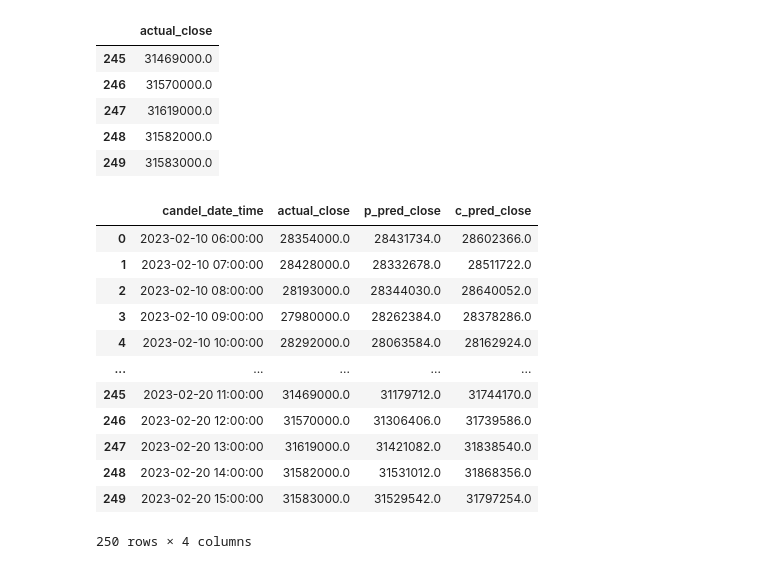
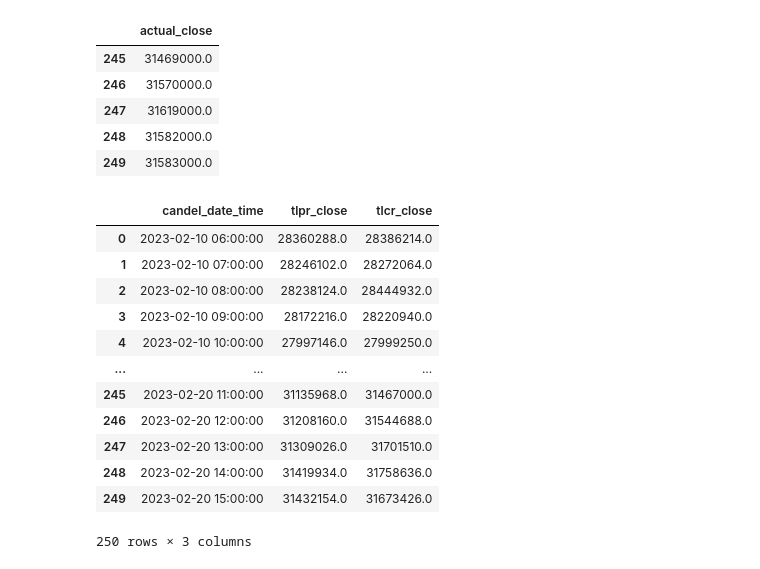
Before and after one commit to K-Digital-Coin/K-Digital_pjt_DA, a Jupyter notebook: 3_Tensorflow_LSTM.ipynb, the cells around one changed output. Cells and saved outputs as stored; diff of their text form; code cells hidden in the pictures.

Commit message:
Update Predict Data

```diff
--- a/3_Tensorflow_LSTM.ipynb
+++ b/3_Tensorflow_LSTM.ipynb
@@ -358,7 +477,8 @@ MSE : 98670107248.224 , RMSE : 314117.983
 # %% [markdown]
 ## 3-2. CR-model predict price
 # %%
-# predic C-Model
+# predic CR-Model
+cr_model = keras.models.load_model('cr_model.h5')
 cr_pred = cr_model.predict(cx_test)
 
 plt.figure(figsize=(12, 6))
@@ -376,6 +496,7 @@ plt.show()
 [figure]
 # %%
-rf_cr_pred = pd.DataFrame(c_l_scaler.inverse_transform(cr_pred),columns=['cr_pred_close'])
+# Revert normalized predic and actual data
+rf_cr_pred = pd.DataFrame(c_l_scaler.inverse_transform(cr_pred),columns=['tlcr_close'])
 rf_cr_test = pd.DataFrame(c_l_scaler.inverse_transform(cy_test),columns=['actual_close'])
 
 ncr_mse = mean_squared_error(rf_cr_test, rf_cr_pred)
@@ -438,0 +602,15 @@ MSE : 42304581820.768 , RMSE : 205680.776
+# %%
+# predic PR-Model
+pr_model = keras.models.load_model('pr_model.h5')
+pr_pred = pr_model.predict(px_test)
+
+plt.figure(figsize=(12, 6))
+plt.title('Predic Price')
+plt.xlabel('period')
+plt.ylabel('close price')
+plt.plot(py_test, label='actual')
+plt.plot(pr_pred, label='prediction')
+plt.grid()
+plt.legend(loc='best')
+
+plt.show()
@@ -438,0 +620,19 @@ MSE : 42304581820.768 , RMSE : 205680.776
+# %%
+# Revert normalized predic and actual data
+rf_pr_pred = pd.DataFrame(p_l_scaler.inverse_transform(pr_pred),columns=['tlpr_close'])
+rf_pr_test = pd.DataFrame(p_l_scaler.inverse_transform(py_test),columns=['actual_close'])
+
+npr_mse = mean_squared_error(rf_pr_test, rf_pr_pred)
+npr_rmse = np.sqrt(npr_mse)
+
+plt.figure(figsize=(12, 6))
+plt.title('Predic and Actual Price')
+plt.xlabel('period')
+plt.ylabel('close price')
+plt.plot(rf_pr_test, label='actual')
+plt.plot(rf_pr_pred, label='prediction')
+plt.grid()
+plt.legend(loc='best')
+
+print('MSE : {0:.3f} , RMSE : {1:.3F}'.format(npr_mse , npr_rmse))
+plt.show()
@@ -449,20 +693,20 @@ rf_p_test.tail()
 | 249 | 31583000.0 |
 # %%
 date_df = pd.DataFrame(cdf['candel_date_time'][-250:].to_numpy(), columns=['candel_date_time'])
-pred_df = pd.concat([date_df['candel_date_time'],rf_p_test['actual_close'],rf_p_pred['p_pred_close'],rf_c_pred['c_pred_close']], axis=1)
+pred_df = pd.concat([date_df['candel_date_time'],rf_pr_pred['tlpr_close'],rf_cr_pred['tlcr_close']], axis=1)
 pred_df
 # %% [output]
-|  | candel_date_time | actual_close | p_pred_close | c_pred_close |
-| 0 | 2023-02-10 06:00:00 | 28354000.0 | 28431734.0 | 28602366.0 |
-| 1 | 2023-02-10 07:00:00 | 28428000.0 | 28332678.0 | 28511722.0 |
-| 2 | 2023-02-10 08:00:00 | 28193000.0 | 28344030.0 | 28640052.0 |
-| 3 | 2023-02-10 09:00:00 | 27980000.0 | 28262384.0 | 28378286.0 |
-| 4 | 2023-02-10 10:00:00 | 28292000.0 | 28063584.0 | 28162924.0 |
-| ... | ... | ... | ... | ... |
-| 245 | 2023-02-20 11:00:00 | 31469000.0 | 31179712.0 | 31744170.0 |
-| 246 | 2023-02-20 12:00:00 | 31570000.0 | 31306406.0 | 31739586.0 |
-| 247 | 2023-02-20 13:00:00 | 31619000.0 | 31421082.0 | 31838540.0 |
-| 248 | 2023-02-20 14:00:00 | 31582000.0 | 31531012.0 | 31868356.0 |
-| 249 | 2023-02-20 15:00:00 | 31583000.0 | 31529542.0 | 31797254.0 |
+|  | candel_date_time | tlpr_close | tlcr_close |
+| 0 | 2023-02-10 06:00:00 | 28360288.0 | 28386214.0 |
+| 1 | 2023-02-10 07:00:00 | 28246102.0 | 28272064.0 |
+| 2 | 2023-02-10 08:00:00 | 28238124.0 | 28444932.0 |
+| 3 | 2023-02-10 09:00:00 | 28172216.0 | 28220940.0 |
+| 4 | 2023-02-10 10:00:00 | 27997146.0 | 27999250.0 |
+| ... | ... | ... | ... |
+| 245 | 2023-02-20 11:00:00 | 31135968.0 | 31467000.0 |
+| 246 | 2023-02-20 12:00:00 | 31208160.0 | 31544688.0 |
+| 247 | 2023-02-20 13:00:00 | 31309026.0 | 31701510.0 |
+| 248 | 2023-02-20 14:00:00 | 31419934.0 | 31758636.0 |
+| 249 | 2023-02-20 15:00:00 | 31432154.0 | 31673426.0 |
-250 rows × 4 columns
+250 rows × 3 columns
 # %%
```
Also changed, not shown: parts of 27 cells of this notebook, 9 other files.
